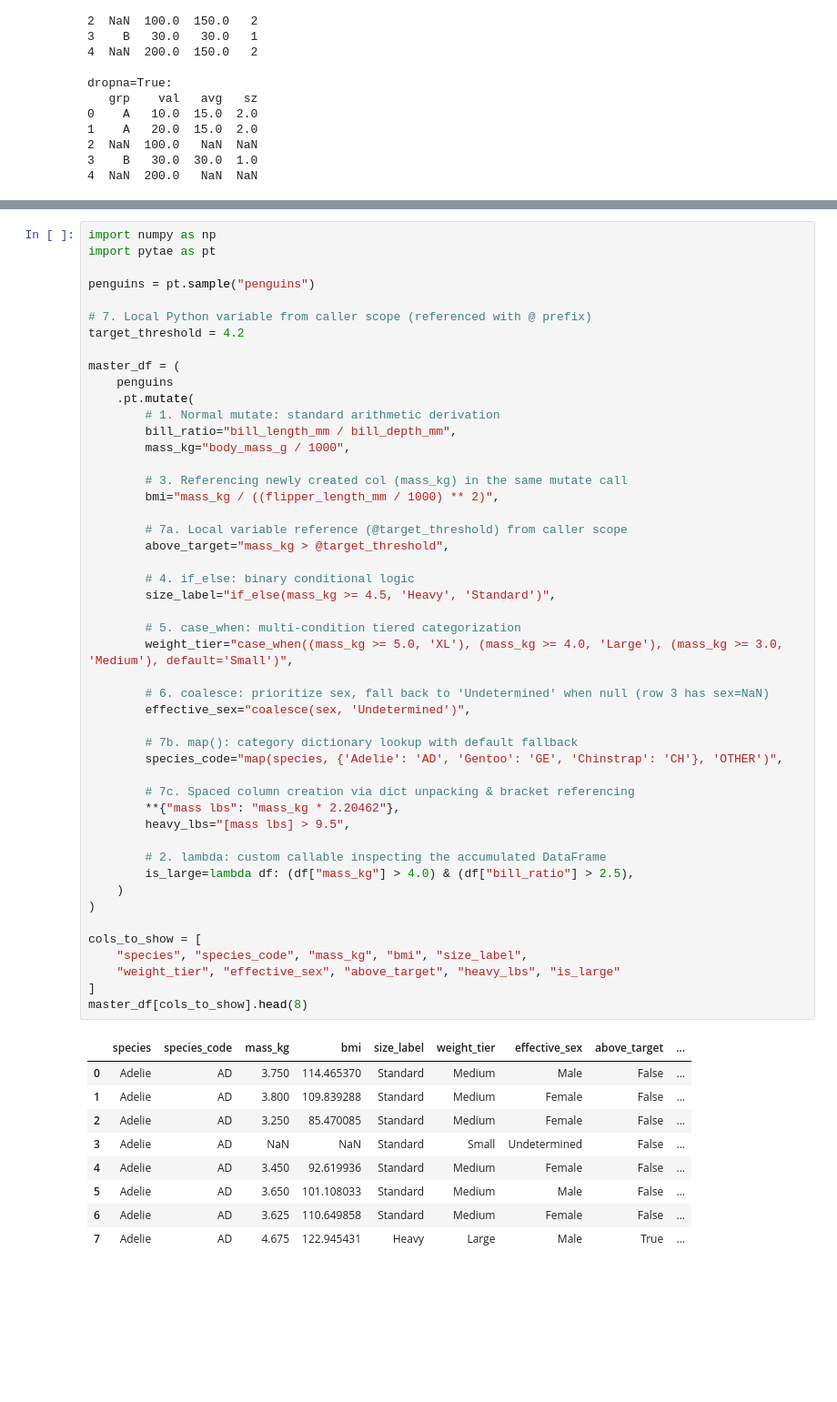
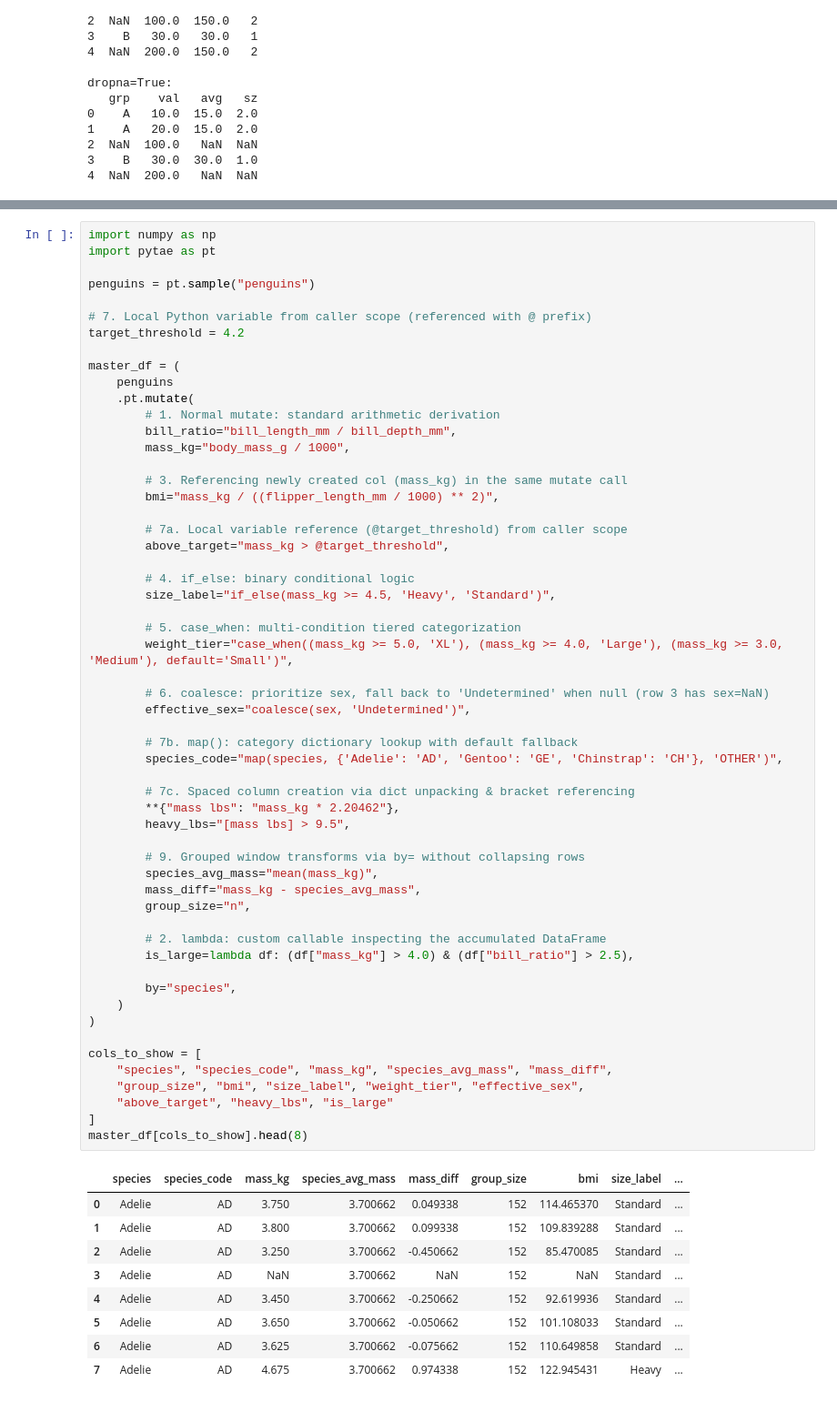
Before and after one commit to maddytae/pytae, a Jupyter notebook: docs/library/mutate.ipynb, the cells around one changed output, grey strips where cells are left out. Shown at 91% size. Cells and saved outputs as stored; diff of their text form; blank space fills up the shorter version.

Commit message:
docs: add grouped window transforms (by=) to master mutate recipe

```diff
--- a/docs/library/mutate.ipynb
+++ b/docs/library/mutate.ipynb
@@ -534,41 +535,49 @@ master_df = (
         bmi="mass_kg / ((flipper_length_mm / 1000) ** 2)",
 
         # 7a. Local variable reference (@target_threshold) from caller scope
         above_target="mass_kg > @target_threshold",
 
         # 4. if_else: binary conditional logic
         size_label="if_else(mass_kg >= 4.5, 'Heavy', 'Standard')",
 
         # 5. case_when: multi-condition tiered categorization
         weight_tier="case_when((mass_kg >= 5.0, 'XL'), (mass_kg >= 4.0, 'Large'), (mass_kg >= 3.0, 'Medium'), default='Small')",
 
         # 6. coalesce: prioritize sex, fall back to 'Undetermined' when null (row 3 has sex=NaN)
         effective_sex="coalesce(sex, 'Undetermined')",
 
         # 7b. map(): category dictionary lookup with default fallback
         species_code="map(species, {'Adelie': 'AD', 'Gentoo': 'GE', 'Chinstrap': 'CH'}, 'OTHER')",
 
         # 7c. Spaced column creation via dict unpacking & bracket referencing
         **{"mass lbs": "mass_kg * 2.20462"},
         heavy_lbs="[mass lbs] > 9.5",
 
+        # 9. Grouped window transforms via by= without collapsing rows
+        species_avg_mass="mean(mass_kg)",
+        mass_diff="mass_kg - species_avg_mass",
+        group_size="n",
+
         # 2. lambda: custom callable inspecting the accumulated DataFrame
         is_large=lambda df: (df["mass_kg"] > 4.0) & (df["bill_ratio"] > 2.5),
+
+        by="species",
     )
 )
 
 cols_to_show = [
-    "species", "species_code", "mass_kg", "bmi", "size_label",
-    "weight_tier", "effective_sex", "above_target", "heavy_lbs", "is_large"
+    "species", "species_code", "mass_kg", "species_avg_mass", "mass_diff",
+    "group_size", "bmi", "size_label", "weight_tier", "effective_sex",
+    "above_target", "heavy_lbs", "is_large"
 ]
 master_df[cols_to_show].head(8)
 # %% [output]
-|  | species | species_code | mass_kg | bmi | size_label | weight_tier | effective_sex | above_target | ... |
-| 0 | Adelie | AD | 3.750 | 114.465370 | Standard | Medium | Male | False | ... |
-| 1 | Adelie | AD | 3.800 | 109.839288 | Standard | Medium | Female | False | ... |
-| 2 | Adelie | AD | 3.250 | 85.470085 | Standard | Medium | Female | False | ... |
-| 3 | Adelie | AD | NaN | NaN | Standard | Small | Undetermined | False | ... |
-| 4 | Adelie | AD | 3.450 | 92.619936 | Standard | Medium | Female | False | ... |
-| 5 | Adelie | AD | 3.650 | 101.108033 | Standard | Medium | Male | False | ... |
-| 6 | Adelie | AD | 3.625 | 110.649858 | Standard | Medium | Female | False | ... |
-| 7 | Adelie | AD | 4.675 | 122.945431 | Heavy | Large | Male | True | ... |
+|  | species | species_code | mass_kg | species_avg_mass | mass_diff | group_size | bmi | size_label | ... |
+| 0 | Adelie | AD | 3.750 | 3.700662 | 0.049338 | 152 | 114.465370 | Standard | ... |
+| 1 | Adelie | AD | 3.800 | 3.700662 | 0.099338 | 152 | 109.839288 | Standard | ... |
+| 2 | Adelie | AD | 3.250 | 3.700662 | -0.450662 | 152 | 85.470085 | Standard | ... |
+| 3 | Adelie | AD | NaN | 3.700662 | NaN | 152 | NaN | Standard | ... |
+| 4 | Adelie | AD | 3.450 | 3.700662 | -0.250662 | 152 | 92.619936 | Standard | ... |
+| 5 | Adelie | AD | 3.650 | 3.700662 | -0.050662 | 152 | 101.108033 | Standard | ... |
+| 6 | Adelie | AD | 3.625 | 3.700662 | -0.075662 | 152 | 110.649858 | Standard | ... |
+| 7 | Adelie | AD | 4.675 | 3.700662 | 0.974338 | 152 | 122.945431 | Heavy | ... |
```
Also changed, not shown: parts of 12 cells of this notebook, 8 other files.
